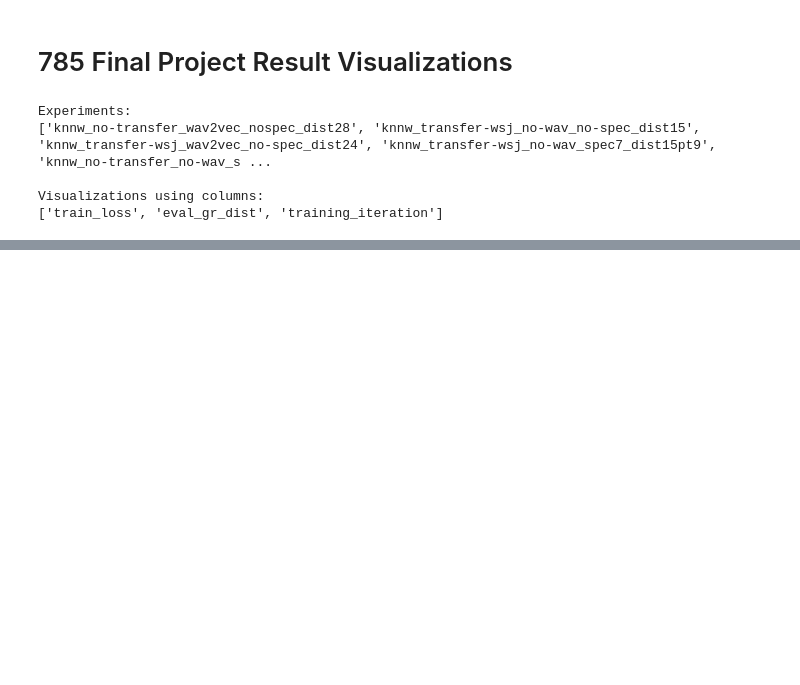
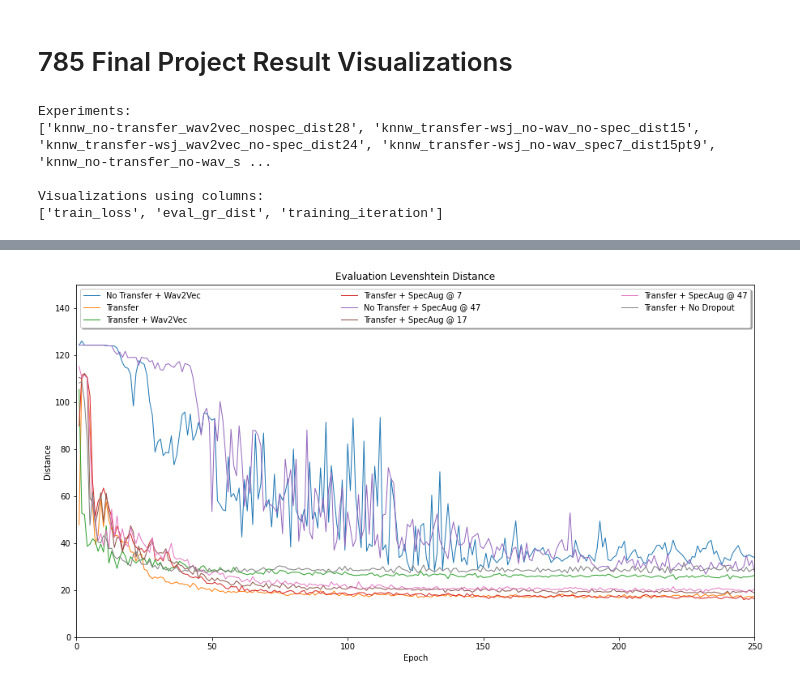
Before and after one commit to garrisonhess/autosubs, a Jupyter notebook: Final_Result_Visualizations.ipynb, the cells around one changed output, grey strips where cells are left out. Saved outputs shown, nothing was run; the diff lists cells and outputs as text; code cells hidden in the pictures; blank space fills up the shorter version.

```diff
--- a/Final_Result_Visualizations.ipynb
+++ b/Final_Result_Visualizations.ipynb
@@ -9,10 +9,11 @@ import os
 import json
 
 data_dir = "~/autosubs/final_data/"
-experiment_list = [folder for folder in os.listdir(os.path.expanduser(data_dir)) if not folder.startswith(".") and not folder.endswith(".png")]
+experiment_list = [folder for folder in os.listdir(os.path.expanduser(data_dir)) if not folder.startswith(".") and not folder.endswith("csv") and not folder.endswith(".png")]
 exp_to_progress = dict()
 exp_to_results = dict()
 columns_needed = ['train_loss', 'eval_gr_dist', 'training_iteration']
+FAIR_wav2vec_result = 'FAIR_wav2vec_validation_log.csv'
 # %%
 print("Experiments: ")
 print(experiment_list)
@@ -34,6 +35,9 @@ exp_file_name_to_clear_name =  {'knnw_transfer-wsj_spec17_dist17': 'Transfer + S
                                  'knnw_transfer-wsj_no-wav_no-spec_no-dropout_dist28': 'Transfer + No Dropout',
                                  'knnw_transfer-wsj_spec47_dist17': 'Transfer + SpecAug @ 47'
                                }
+# %%
+exp_to_progress['FAIR wav2vec'] = pd.read_csv(os.path.expanduser(data_dir) + './FAIR_wav2vec_validation_log.csv')
+exp_to_progress['FAIR wav2vec']['epoch'] = exp_to_progress['FAIR wav2vec']['epoch'] + 1
 # %%
 # load experiments into dataframes
 for exp in experiment_list:
@@ -44,8 +48,8 @@ for exp in experiment_list:
     exp_to_progress[exp_file_name_to_clear_name[exp]]['epoch'] = exp_to_progress[exp_file_name_to_clear_name[exp]]['training_iteration']
     exp_to_progress[exp_file_name_to_clear_name[exp]] = exp_to_progress[exp_file_name_to_clear_name[exp]].drop(columns=['training_iteration', 'eval_gr_dist'])
 # %%
-for exp_name in exp_clear_names:
-    epochs = exp_to_progress[exp_name]['epoch'].values
-    eval_lev_dist = exp_to_progress[exp_name]['eval_dist'].values
+for exp_name, df in exp_to_progress.items():
+    epochs = df['epoch'].values
+    eval_lev_dist = df['eval_dist'].values
     print(f"{exp_name} - Best Evaluation Levenshtein Distance: {min(eval_lev_dist)}")
 # %% [output]
@@ -67,7 +72,9 @@ def plot_train_loss():
     plt.xlim(0, MAX_X_TRAIN)
     plt.ylim(0, 0.75)
 
-    for exp_name in exp_clear_names:
+    for exp_name, df in exp_to_progress.items():
+        if exp_name.startswith("FAIR"):
+            continue
         epochs = exp_to_progress[exp_name]['epoch']
         train_loss = exp_to_progress[exp_name]['train_loss']
         plt.plot(epochs, train_loss, label=exp_name, linewidth=1)
@@ -76,7 +83,7 @@ def plot_train_loss():
     plt.savefig("./final_data/train_loss.png")
     plt.show()
 
-def plot_eval_dist():
+def plot_eval_dist(exclude_FAIR=True):
     fig = plt.figure(figsize=(15, 8))
     plt.title("Evaluation Levenshtein Distance")
     plt.xlabel("Epoch")
@@ -85,7 +92,9 @@ def plot_eval_dist():
     plt.xlim(0, MAX_X_EVAL)
     plt.ylim(0, 150)
 
-    for exp_name in exp_clear_names:
+    for exp_name, df in exp_to_progress.items():
+        if exp_name.startswith("FAIR") and exclude_FAIR:
+            continue
         epochs = exp_to_progress[exp_name]['epoch'].values
         eval_lev_dist = exp_to_progress[exp_name]['eval_dist'].values
         plt.plot(epochs, eval_lev_dist, label=exp_name, linewidth=1)
@@ -93,6 +102,3 @@ def plot_eval_dist():
     leg = plt.legend(loc='best', ncol=3, mode="expand", shadow=True, fancybox=True)
     plt.savefig("./final_data/eval_lev_dist.png")
     plt.show()
-
-plot_train_loss()
-plot_eval_dist()
@@ -101,0 +127,4 @@ plot_eval_dist()
+# %%
+plot_eval_dist(exclude_FAIR=True)
+# %% [output]
+[figure, added]
```
Also changed, not shown: parts of 5 cells of this notebook, 6 other files.
